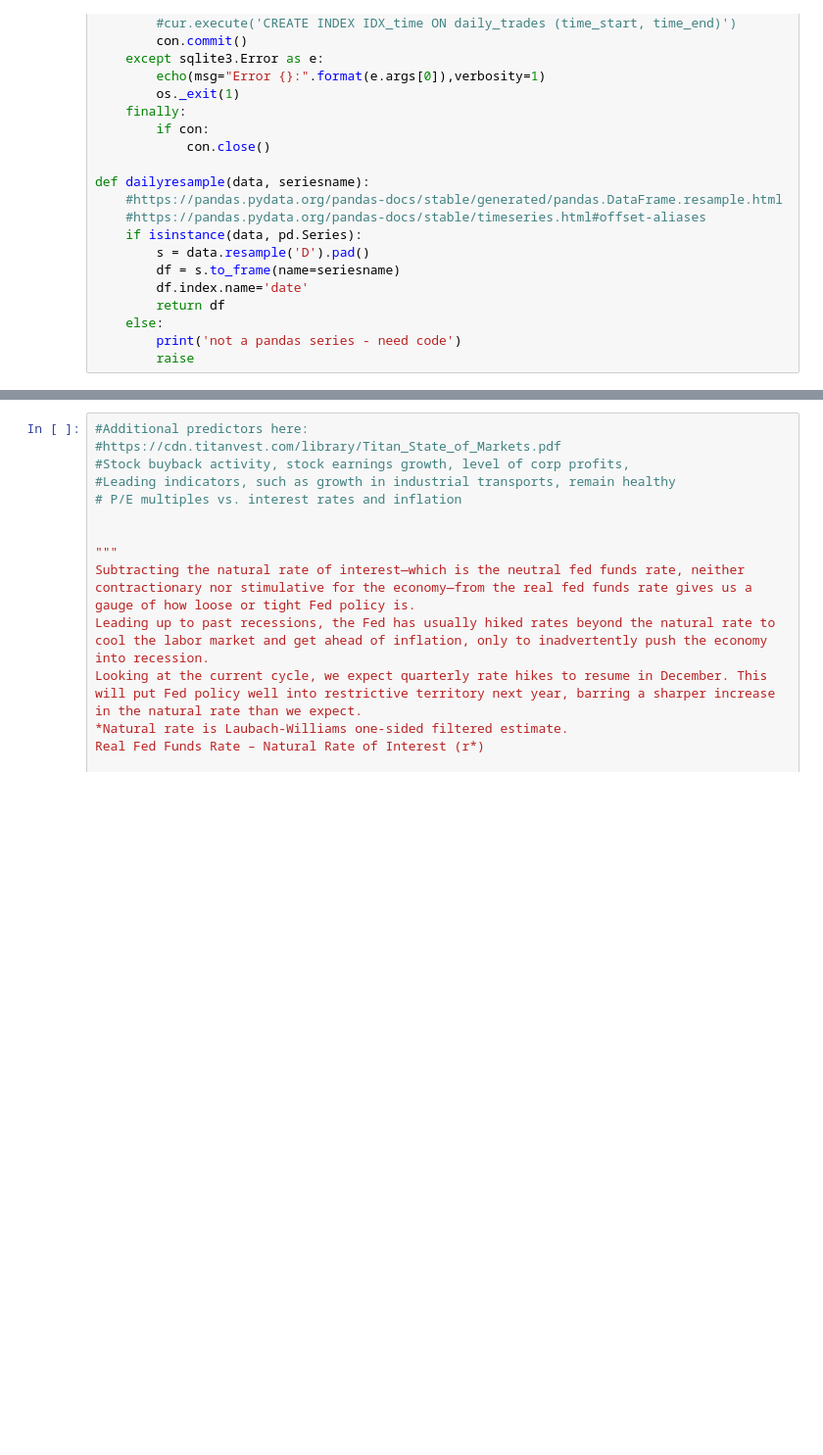
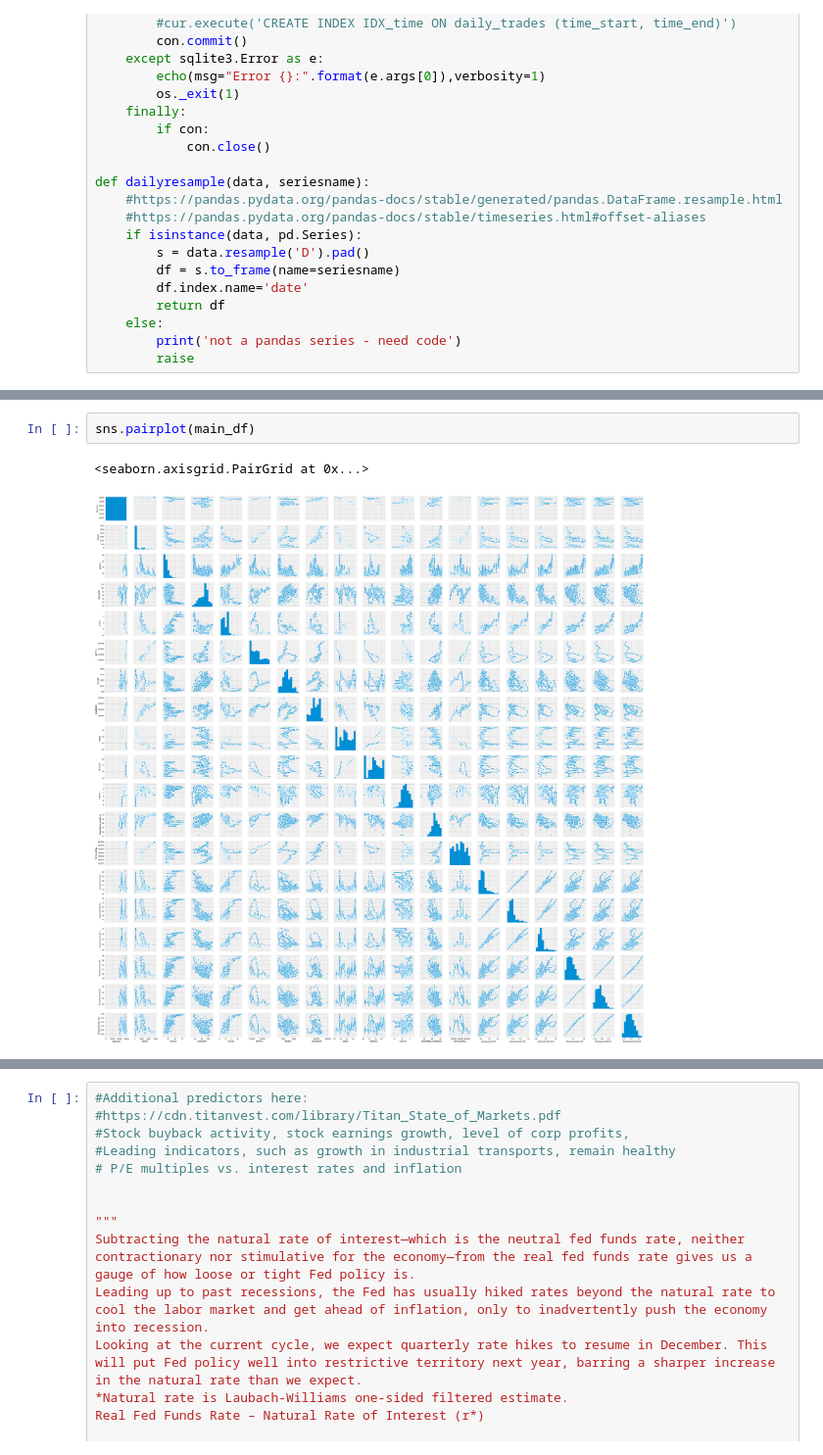
Before and after one commit to pogoetic/stego, a Jupyter notebook: stegonbk.ipynb, the cells around one changed output, grey strips where cells are left out. Shown at 98% size. Drawn from its saved outputs; the diff is of its cells as text; blank space fills up the shorter version.

```diff
--- a/stegonbk.ipynb
+++ b/stegonbk.ipynb
@@ -295,0 +331,5 @@ main_df[51000:].head()
+# %%
+sns.pairplot(main_df)
+# %% [output]
+<seaborn.axisgrid.PairGrid at 0x...>
+[figure, added]
```
Also changed, not shown: parts of 10 cells of this notebook.
